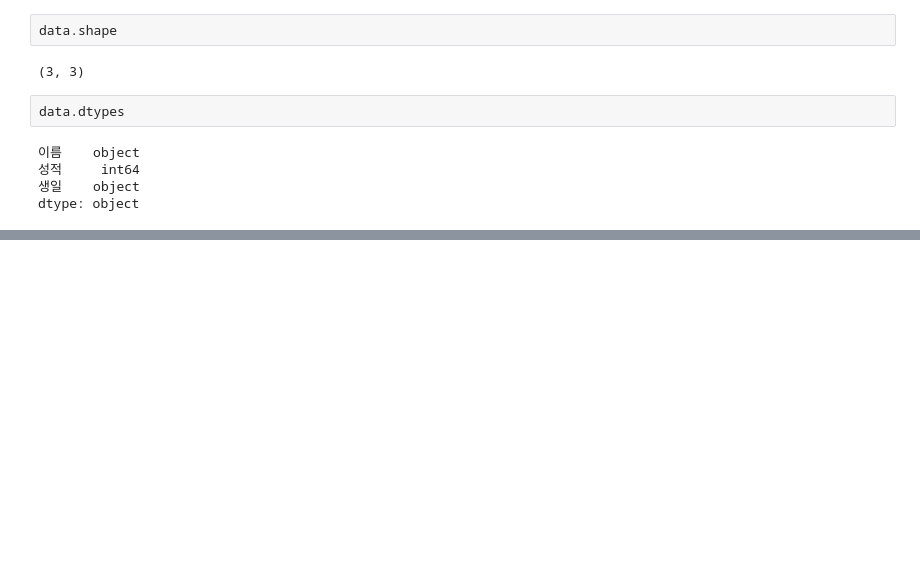
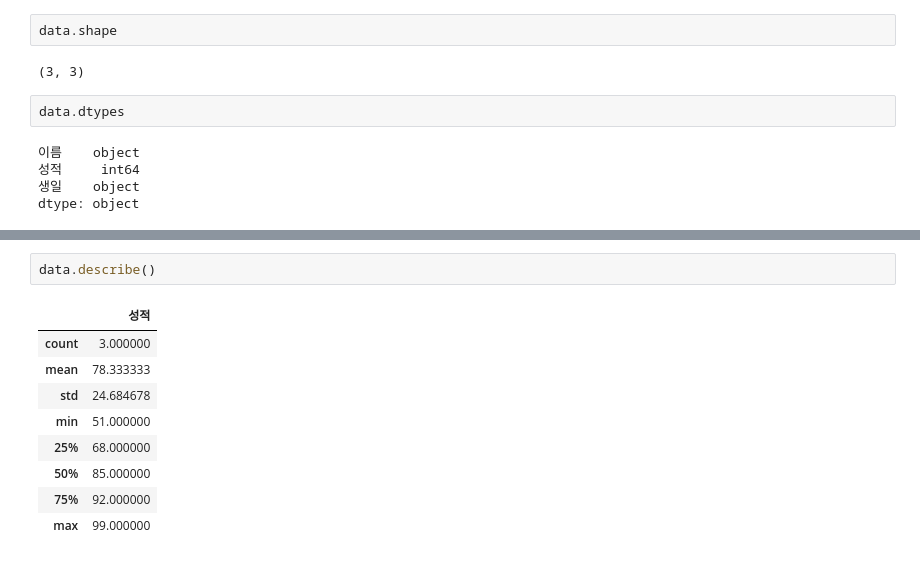
Before and after one commit to Heegu-han/AI, a Jupyter notebook: day_11/day_11.ipynb, the cells around one changed output, grey strips where cells are left out. Cells and saved outputs as stored; diff of their text form; blank space fills up the shorter version.

```diff
--- a/day_11/day_11.ipynb
+++ b/day_11/day_11.ipynb
@@ -250,0 +264,12 @@ dtype: object
+# %%
+data.describe()
+# %% [output]
+|  | 성적 |
+| count | 3.000000 |
+| mean | 78.333333 |
+| std | 24.684678 |
+| min | 51.000000 |
+| 25% | 68.000000 |
+| 50% | 85.000000 |
+| 75% | 92.000000 |
+| max | 99.000000 |
```
Also changed, not shown: parts of 3 cells of this notebook.
